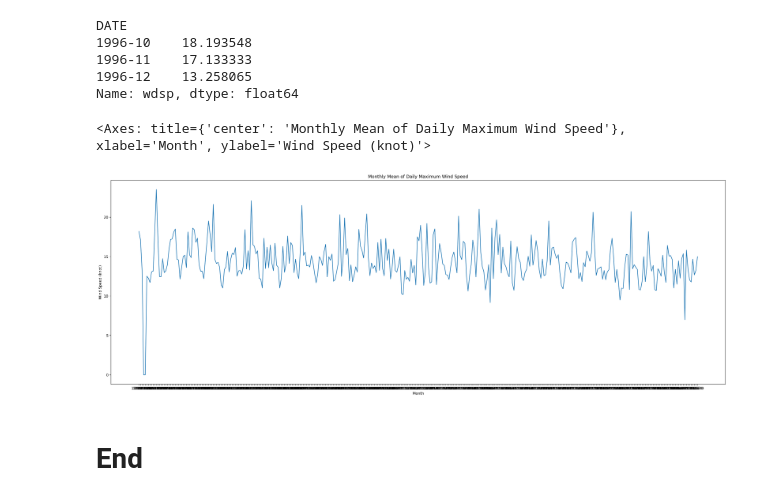
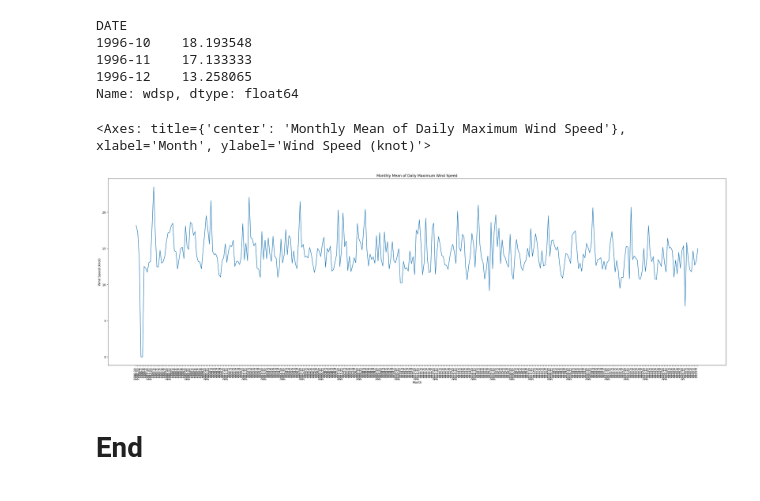
Before and after one commit to akshaypastagiya/PFDA, a Jupyter notebook: Assignments/assignment06-Weather.ipynb, the cells around one changed output. Cells and saved outputs as stored; diff of their text form; code cells hidden in the pictures.

```diff
--- a/Assignments/assignment06-Weather.ipynb
+++ b/Assignments/assignment06-Weather.ipynb
@@ -164,12 +180,15 @@ Name: wdsp, dtype: float64
 # %%
 # plot the monthly mean of daily maximum wind speed
 fig, ax = plt.subplots(figsize=(30, 10), dpi=140)
 ax.set_xlabel('Month')
 ax.set_ylabel('Wind Speed (knot)')
 ax.set_title('Monthly Mean of Daily Maximum Wind Speed')
+ax.axes.autoscale('both')
+plt.gcf().autofmt_xdate(rotation=90)
+plt.tight_layout()
 sns.lineplot(data=monthly_max_wind_speed,ax=ax)
 # %% [output]
 <Axes: title={'center': 'Monthly Mean of Daily Maximum Wind Speed'}, xlabel='Month', ylabel='Wind Speed (knot)'>
-[figure, old version]
+[figure, new version]
 # %% [markdown]
 # End
```
Also changed, not shown: parts of 5 cells of this notebook.
